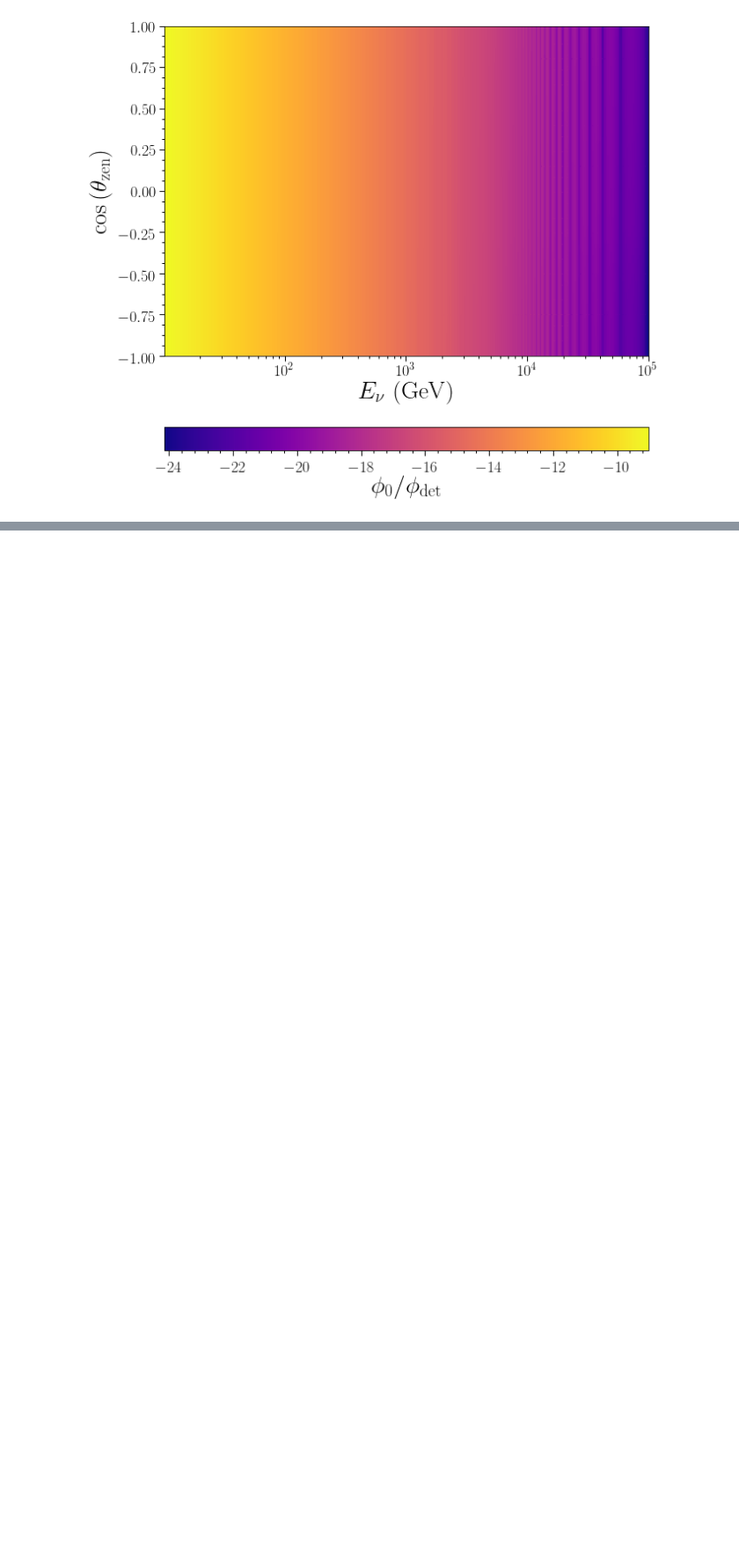
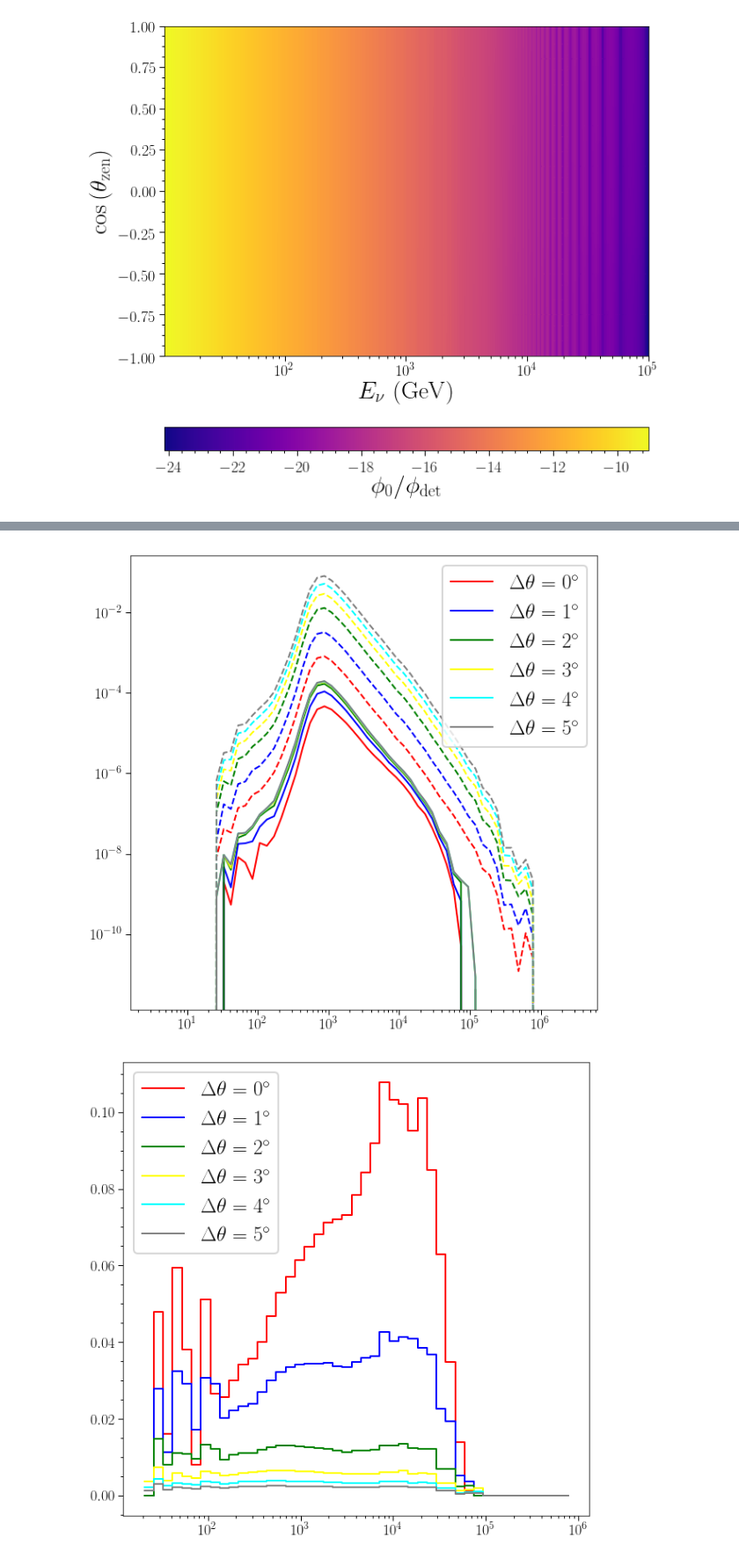
Before and after one commit to jlazar17/solar_WIMP, a Jupyter notebook: Untitled2.ipynb, the cells around one changed output, grey strips where cells are left out. Shown at 88% size. Cells and saved outputs as stored; diff of their text form; code cells hidden in the pictures; blank space fills up the shorter version.

```diff
--- a/Untitled2.ipynb
+++ b/Untitled2.ipynb
@@ -177,0 +195,20 @@ flat_ee  = [ee]*len(zens)
+# %%
+cs = ['red', 'blue', 'green', 'yellow', 'aqua','gray']
+for c, ang in zip(cs, [0.5, 1,2,3,4,5]):
+
+    plt.plot(np.logspace(0.5, 6.5, 60), np.sum(np.load('data/e_d_theta_hist/solar-atm_Nominal_e_d_theta.npy')[:int(ang*2)], axis=0), color=c, label=r'$\Delta\theta=%d^\circ$' % ang)
+    plt.plot(np.logspace(0.5, 6.5, 60), np.sum(np.load('data/e_d_theta_hist/conv-numu_Nominal_e_d_theta.npy')[:int(ang*2)], axis=0), color=c, ls='--')
+plt.loglog()
+plt.legend()
+plt.show()
+
+for c, ang in zip(cs, [0.5, 1,2,3,4,5]):
+    _ = np.divide(np.sum(np.load('data/e_d_theta_hist/solar-atm_Nominal_e_d_theta.npy')[:int(ang*2)], axis=0),np.sum(np.load('data/e_d_theta_hist/conv-numu_Nominal_e_d_theta.npy')[:int(ang*2)], axis=0))
+    plt.step(np.logspace(0.5, 6.5, 60),_, color=c, label=r'$\Delta\theta=%d^\circ$' % ang)
+#     plt.plot(np.logspace(0.5, 6.5, 60), np.sum(np.load('data/e_d_theta_hist/conv-numu_Nominal_e_d_theta.npy')[:int(ang*2)], axis=0), color=c, ls='--')
+plt.semilogx()
+plt.legend()
+plt.show()
+# %% [output]
+[figure, added]
+[figure, added]
```
Also changed, not shown: parts of 16 cells of this notebook, 21 other files.
